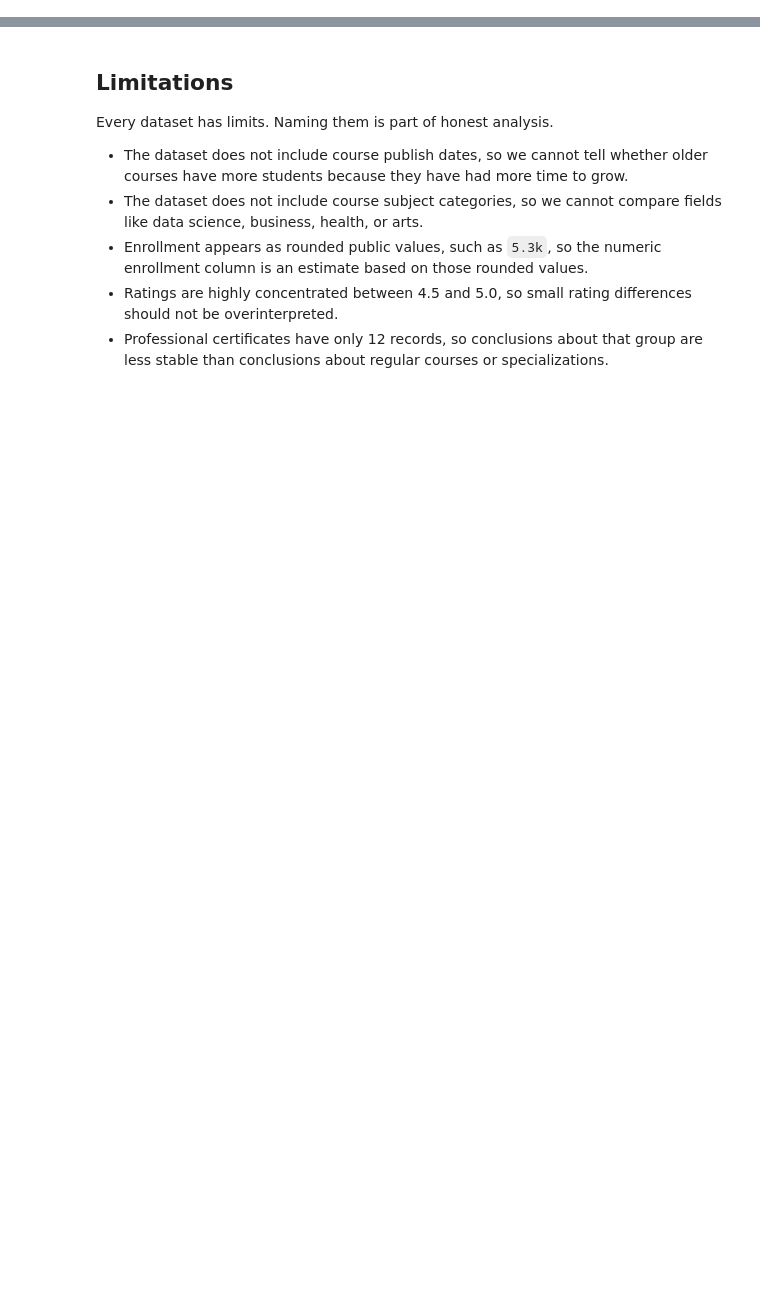
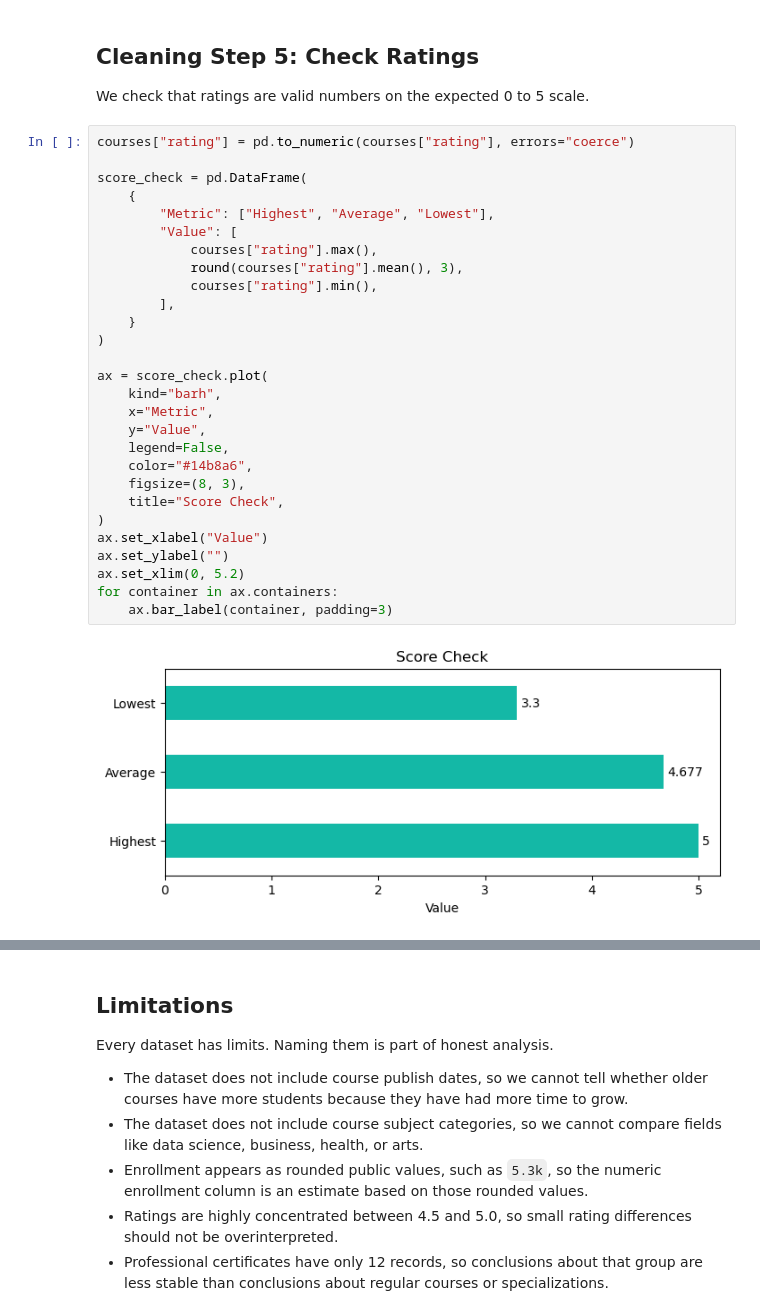
Before and after one commit to LubanaOrin/learn_code, a Jupyter notebook: tasks/Coursera Course Dataset Analysis/notebooks/coursera_course_dataset_analysis.ipynb, the cells around one changed output, grey strips where cells are left out. Saved outputs shown, nothing was run; the diff lists cells and outputs as text; blank space fills up the shorter version.

Commit message:
Refine Coursera notebook presentation

```diff
--- a/tasks/Coursera Course Dataset Analysis/notebooks/coursera_course_dataset_analysis.ipynb
+++ b/tasks/Coursera Course Dataset Analysis/notebooks/coursera_course_dataset_analysis.ipynb
@@ -728,0 +149,34 @@ The charts make the main patterns easier to present:
+# %% [markdown]
+## Cleaning Step 5: Check Ratings
+
+We check that ratings are valid numbers on the expected 0 to 5 scale.
+# %%
+courses["rating"] = pd.to_numeric(courses["rating"], errors="coerce")
+
+score_check = pd.DataFrame(
+    {
+        "Metric": ["Highest", "Average", "Lowest"],
+        "Value": [
+            courses["rating"].max(),
+            round(courses["rating"].mean(), 3),
+            courses["rating"].min(),
+        ],
+    }
+)
+
+ax = score_check.plot(
+    kind="barh",
+    x="Metric",
+    y="Value",
+    legend=False,
+    color="#14b8a6",
+    figsize=(8, 3),
+    title="Score Check",
+)
+ax.set_xlabel("Value")
+ax.set_ylabel("")
+ax.set_xlim(0, 5.2)
+for container in ax.containers:
+    ax.bar_label(container, padding=3)
+# %% [output]
+[figure, added]
```
Also changed, not shown: parts of 125 cells of this notebook, 5 other files.
